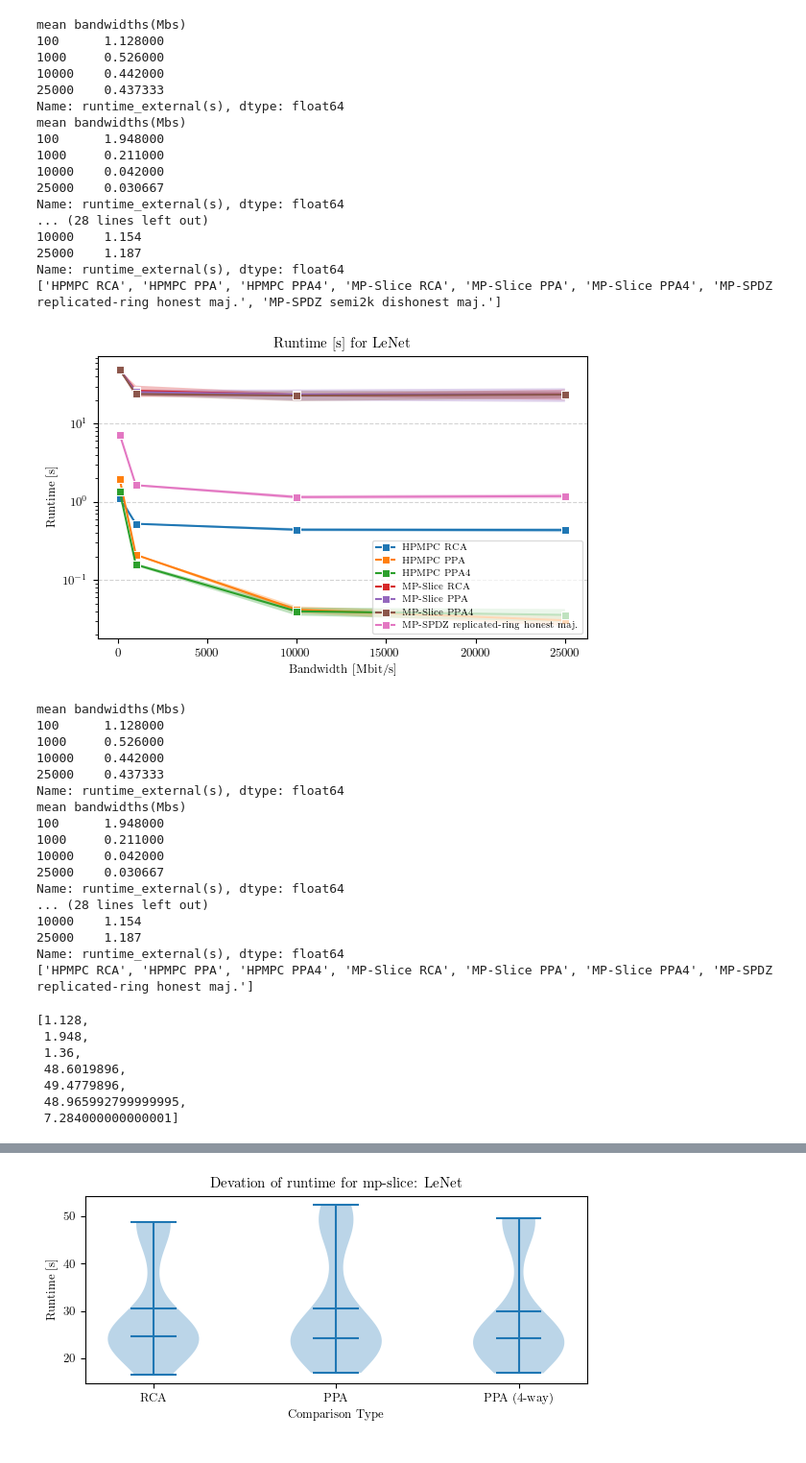
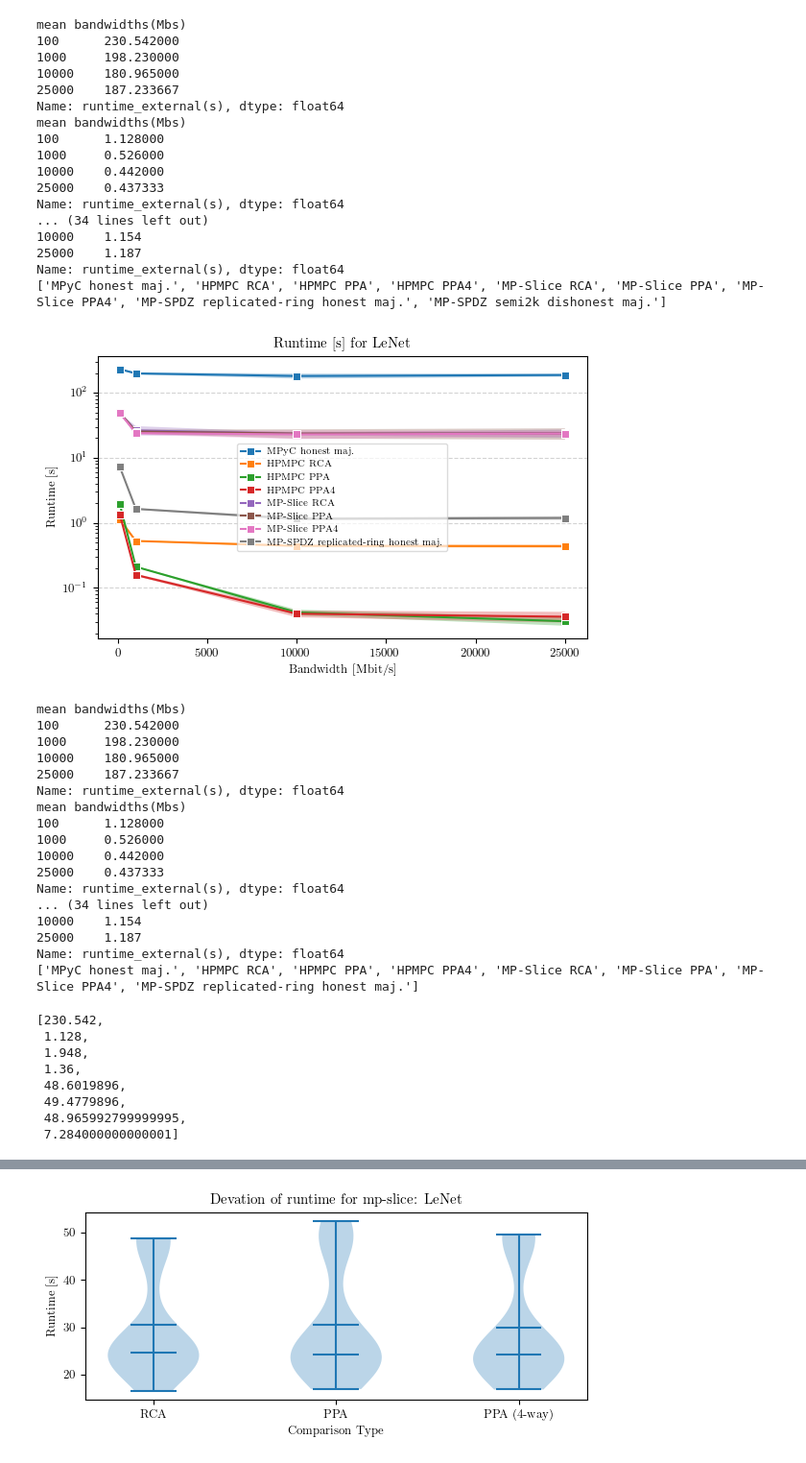
Before and after one commit to aSlunk/results, a Jupyter notebook: mp-slice/06_LeNet/Deviation.ipynb, the cells around one changed output, grey strips where cells are left out. Shown at 96% size. Drawn from its saved outputs; the diff is of its cells as text; code cells hidden in the pictures.

```diff
--- a/mp-slice/06_LeNet/Deviation.ipynb
+++ b/mp-slice/06_LeNet/Deviation.ipynb
@@ -27,7 +27,7 @@ experiment = "06_LeNet" # 529|530|531
 # experiment = "15_BitAND" # 524
 # experiment = "16_Division" # 510
 
-framworks = ["HPMPC", "mp-slice", "MP-SPDZ"]
+framworks = ["MPyC", "HPMPC", "mp-slice", "MP-SPDZ"]
 # framworks = ["mp-slice"]
 # framworks = ["MPyC", "HPMPC", "mp-slice", "MP-SPDZ"]
 
@@ -66,43 +66,43 @@ bandwidth,label=rf.get_bandwidth_deviation(data)
 # del bandwidth[-2]
 # del label[-2]
 # del label[-2]
 
 # del bandwidth[3] # DIVISION
 # del bandwidth[3]
 # del label[3]
 # del label[3]
 
 # del bandwidth[-2] # secure min
 # del bandwidth[-2]
 # del label[-2]
 # del label[-2]
 
 # label = ['HPMPC RCA', 'HPMPC PPA', 'HPMPC PPA4', 'mp-slice RCA', 'mp-slice PPA', 'mp-slice PPA4', 'MP-SPDZ replicated-ring honest maj.', 'MP-SPDZ semi-bin dishonest maj', 'MP-SPDZ replicated-bin honest maj.']
-label = ['HPMPC RCA', 'HPMPC PPA', 'HPMPC PPA4', 'MP-Slice RCA', 'MP-Slice PPA', 'MP-Slice PPA4', 'MP-SPDZ replicated-ring honest maj.', 'MP-SPDZ semi2k dishonest maj.']
+label = ['MPyC honest maj.', 'HPMPC RCA', 'HPMPC PPA', 'HPMPC PPA4', 'MP-Slice RCA', 'MP-Slice PPA', 'MP-Slice PPA4', 'MP-SPDZ replicated-ring honest maj.', 'MP-SPDZ semi2k dishonest maj.']
 # label = ['HPMPC RCA', 'HPMPC PPA', 'HPMPC PPA4', 'mp-slice RCA', 'mp-slice PPA', 'MP-SPDZ replicated-ring honest maj.', 'MP-SPDZ semi2k dishonest maj.']
 # label = ['HPMPC honest majority', 'mp-slice honest majority', 'MP-SPDZ replicated-ring honest maj', 'MP-SPDZ semi2k dishonest maj.']
 
 print(label)
 rf.plot_deviation(bandwidth,label,"test.png",experiment,"Bandwidth [Mbit/s]","Runtime [s]",True)
 # %% [output]
+mean bandwidths(Mbs)
+100      230.542000
+1000     198.230000
+10000    180.965000
+25000    187.233667
+Name: runtime_external(s), dtype: float64
 mean bandwidths(Mbs)
 100      1.128000
 1000     0.526000
 10000    0.442000
 25000    0.437333
 Name: runtime_external(s), dtype: float64
-mean bandwidths(Mbs)
-100      1.948000
-1000     0.211000
-10000    0.042000
-25000    0.030667
-Name: runtime_external(s), dtype: float64
-... (28 lines left out)
+... (34 lines left out)
 10000    1.154
 25000    1.187
 Name: runtime_external(s), dtype: float64
-['HPMPC RCA', 'HPMPC PPA', 'HPMPC PPA4', 'MP-Slice RCA', 'MP-Slice PPA', 'MP-Slice PPA4', 'MP-SPDZ replicated-ring honest maj.', 'MP-SPDZ semi2k dishonest maj.']
+['MPyC honest maj.', 'HPMPC RCA', 'HPMPC PPA', 'HPMPC PPA4', 'MP-Slice RCA', 'MP-Slice PPA', 'MP-Slice PPA4', 'MP-SPDZ replicated-ring honest maj.', 'MP-SPDZ semi2k dishonest maj.']
-[figure, old version]
+[figure, new version]
 # %%
 bandwidth,label=rf.get_bandwidth_deviation(data)
 # del bandwidth[-2] # Auction
@@ -122,31 +122,32 @@ bandwidth,label=rf.get_bandwidth_deviation(data)
 
 # label = ['HPMPC RCA', 'HPMPC PPA', 'HPMPC PPA4', 'mp-slice RCA', 'mp-slice PPA', 'mp-slice PPA4', 'MP-SPDZ replicated-ring honest maj.', 'MP-SPDZ semi-bin dishonest maj', 'MP-SPDZ replicated-bin honest maj.']
 # label = ['HPMPC RCA', 'HPMPC PPA', 'HPMPC PPA4', 'mp-slice RCA', 'mp-slice PPA', 'mp-slice PPA4', 'MP-SPDZ replicated-ring honest maj.', 'MP-SPDZ semi2k dishonest maj.']
-label = ['HPMPC RCA', 'HPMPC PPA', 'HPMPC PPA4', 'MP-Slice RCA', 'MP-Slice PPA', 'MP-Slice PPA4', 'MP-SPDZ replicated-ring honest maj.']
+label = ['MPyC honest maj.', 'HPMPC RCA', 'HPMPC PPA', 'HPMPC PPA4', 'MP-Slice RCA', 'MP-Slice PPA', 'MP-Slice PPA4', 'MP-SPDZ replicated-ring honest maj.']
 # label = ['HPMPC RCA', 'HPMPC PPA', 'HPMPC PPA4', 'mp-slice RCA', 'mp-slice PPA', 'MP-SPDZ replicated-ring honest maj.']
 # label = ['HPMPC honest majority', 'mp-slice honest majority', 'MP-SPDZ replicated-ring honest maj', 'MP-SPDZ semi2k dishonest maj.']
 
 print(label)
 [df['mean'].iloc[0] for df in bandwidth]
 # %% [output]
+mean bandwidths(Mbs)
+100      230.542000
+1000     198.230000
+10000    180.965000
+25000    187.233667
+Name: runtime_external(s), dtype: float64
 mean bandwidths(Mbs)
 100      1.128000
 1000     0.526000
 10000    0.442000
 25000    0.437333
 Name: runtime_external(s), dtype: float64
-mean bandwidths(Mbs)
-100      1.948000
-1000     0.211000
-10000    0.042000
-25000    0.030667
-Name: runtime_external(s), dtype: float64
-... (28 lines left out)
+... (34 lines left out)
 10000    1.154
 25000    1.187
 Name: runtime_external(s), dtype: float64
-['HPMPC RCA', 'HPMPC PPA', 'HPMPC PPA4', 'MP-Slice RCA', 'MP-Slice PPA', 'MP-Slice PPA4', 'MP-SPDZ replicated-ring honest maj.']
+['MPyC honest maj.', 'HPMPC RCA', 'HPMPC PPA', 'HPMPC PPA4', 'MP-Slice RCA', 'MP-Slice PPA', 'MP-Slice PPA4', 'MP-SPDZ replicated-ring honest maj.']
-[1.128,
+[230.542,
+ 1.128,
  1.948,
  1.36,
  48.6019896,
```
Also changed, not shown: parts of 4 cells of this notebook.
